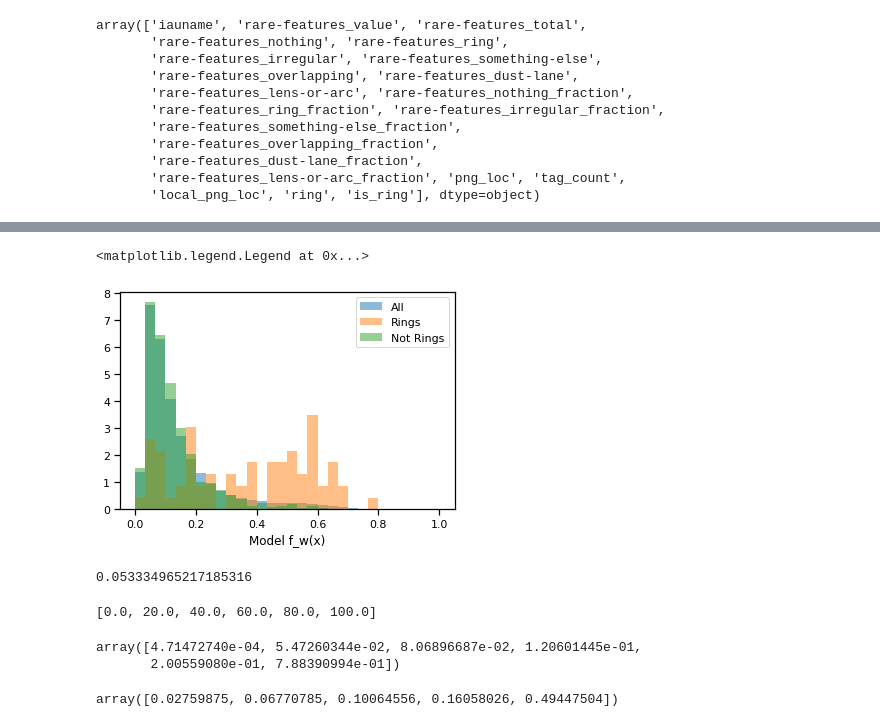
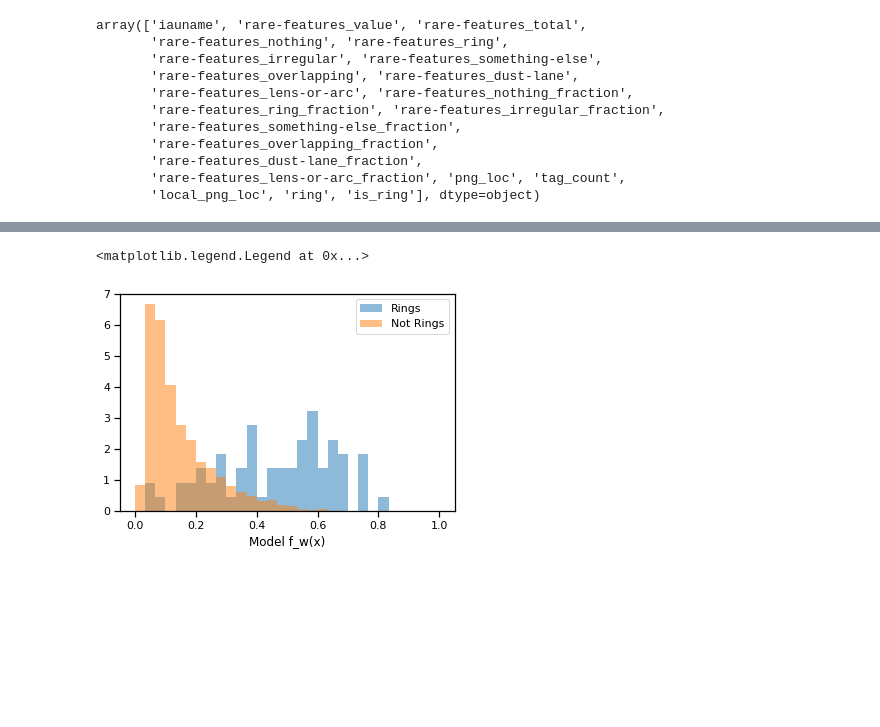
Before and after one commit to mwalmsley/morphology-tools, a Jupyter notebook: notebooks/mobile_experiment.ipynb, the cells around one changed output, grey strips where cells are left out. Drawn from its saved outputs; the diff is of its cells as text; code cells hidden in the pictures; blank space fills up the shorter version.

Commit message:
Sampled also seems to work, tho for full dist

```diff
--- a/notebooks/mobile_experiment.ipynb
+++ b/notebooks/mobile_experiment.ipynb
@@ -130,7 +153,12 @@ array([[0.56028828, 0.37219291, 0.06751881, ..., 0.24426385, 0.10285023,
       dtype=float32)>)
 # %%
-def binomial_loss(y_true, y_pred):  # y_true should be the counts, y_pred should be the predicted probabilities
-    return -tfp.distributions.Binomial(total_count=10, probs=y_pred).log_prob(y_true)  # important minus sign
+# def binomial_loss(y_true, y_pred):  # y_true should be the counts, y_pred should be the predicted probabilities
+#     return -tfp.distributions.Binomial(total_count=10, probs=y_pred).log_prob(y_true)  # important minus sign
+
+def dirichlet_multinomial_loss(y_true, y_pred):
+    # expects y_pred to be [alpha, beta], each from e.g. 1 to 101 if using Lambda layer
+    votes = tf.concat([y_true, 10-y_true], axis=1)  # need to mirror the "no" vote as could in principle be many answers
+    return -tfp.distributions.DirichletMultinomial(total_count=10, concentration=y_pred).log_prob(votes)
 # %%
 # batch[1]
 # %%
@@ -140,14 +168,15 @@ def binomial_loss(y_true, y_pred):  # y_true should be the counts, y_pred should
 classifier = tf.keras.models.Sequential([
     tf.keras.layers.InputLayer(input_shape=(len(frac_cols))),
     tf.keras.layers.Dense(16, activation=tf.nn.relu),
-#     tf.keras.layers.Dropout(0.5),
     tf.keras.layers.Dense(64, activation=tf.nn.relu),
-#     tf.keras.layers.Dropout(0.5),
-    tf.keras.layers.Dense(1, activation=tf.nn.sigmoid)
+#     tf.keras.layers.Dense(1, activation=tf.nn.sigmoid)  # for binomial loss
+    tf.keras.layers.Dense(2, activation=tf.nn.sigmoid),  # for Dirichlet-Multinomial loss,
+    tf.keras.layers.Lambda(lambda x: (x * 100) + 1, output_shape=(2))
 ])
 
 classifier.compile(
-    loss=binomial_loss,
+#     loss=binomial_loss,
+    loss = dirichlet_multinomial_loss,
     optimizer=tf.keras.optimizers.Adam(learning_rate=0.001)
 )
 
@@ -200,8 +258,9 @@ random_preds = classifier.predict(vote_df[frac_cols])
 # %%
-expert_labels = vote_df.sample(1000)  # for estimating ring rate in random sample
 
-expert_labelled_rings = expert_labels.query('is_ring')
+random_expert_labels = vote_df.sample(1000)  # for estimating ring rate in random sample
+expert_labelled_rings = random_expert_labels.query('is_ring')
 random_expert_ring_preds = classifier.predict(expert_labelled_rings[frac_cols])
 
-expert_labelled_not_rings = expert_labels[~expert_labels['is_ring']]
+
+expert_labelled_not_rings = random_expert_labels[~random_expert_labels['is_ring']]
 random_expert_not_ring_preds = classifier.predict(expert_labelled_not_rings[frac_cols])
@@ -208,30 +287,23 @@ random_expert_not_ring_preds = classifier.predict(expert_labelled_not_rings[frac
+# %%
+def concentrations_to_mean_prob(concentrations):
+#     https://en.wikipedia.org/wiki/Beta_distribution
+    return 1/(1+(concentrations[:, 1]/concentrations[:, 0]))
 # %%
+# _, viz_bins = np.histogram(np.linspace(0, 1), bins=30)
+# # plt.hist(random_preds, density=True, alpha=.5, label='All', bins=viz_bins)
+# plt.hist(random_expert_ring_preds, density=True, alpha=.5, label='Rings', bins=viz_bins)
+# plt.hist(random_expert_not_ring_preds, density=True, alpha=.5, label='Not Rings', bins=viz_bins)
+# # should be same as they are all random
+# plt.xlabel('Model f_w(x)')
+# plt.legend()
+
 _, viz_bins = np.histogram(np.linspace(0, 1), bins=30)
-plt.hist(random_preds, density=True, alpha=.5, label='All', bins=viz_bins)
-plt.hist(random_expert_ring_preds, density=True, alpha=.5, label='Rings', bins=viz_bins)
-plt.hist(random_expert_not_ring_preds, density=True, alpha=.5, label='Not Rings', bins=viz_bins)
+# plt.hist(random_preds, density=True, alpha=.5, label='All', bins=viz_bins)
+plt.hist(concentrations_to_mean_prob(random_expert_ring_preds), density=True, alpha=.5, label='Rings', bins=viz_bins)
+plt.hist(concentrations_to_mean_prob(random_expert_not_ring_preds), density=True, alpha=.5, label='Not Rings', bins=viz_bins)
 # should be same as they are all random
 plt.xlabel('Model f_w(x)')
 plt.legend()
 # %% [output]
 <matplotlib.legend.Legend at 0x...>
-[figure, old version]
+[figure, new version]
-# %%
-p_ring = vote_df['is_ring'].mean()
-p_ring
-# %% [output]
-0.053334965217185316
-# %%
-# _, bins = np.histogram(np.linspace(0., 1.), bins=10)  # uniform bins aren't great for very peaky classifier
-num_bins = 5
-percentiles = [n * (100/num_bins) for n in range(0, num_bins+1)]
-percentiles
-# 11 percentiles, forming 10 bins
-# %% [output]
-[0.0, 20.0, 40.0, 60.0, 80.0, 100.0]
-# %%
-percentile_values = np.percentile(random_preds, percentiles)  # percentiles of all predictions
-percentile_values
-# %% [output]
-array([4.71472740e-04, 5.47260344e-02, 8.06896687e-02, 1.20601445e-01,
-       2.00559080e-01, 7.88390994e-01])
@@ -242,10 +309,0 @@ array([4.71472740e-04, 5.47260344e-02, 8.06896687e-02, 1.20601445e-01,
-# %%
-# center_of_imaginary_right_bin = percentile_values[-1] + (1. - percentile_values[-1])/2
-# bins = np.concatenate([percentile_values, [center_of_imaginary_right_bin]])
-# bins
-
-bins = np.array([(low_p, high_p) for (low_p, high_p) in zip(percentile_values[:-1], percentile_values[1:])])
-bin_centers = np.array([low_p + ((high_p - low_p)/2) for (low_p, high_p) in zip(percentile_values[:-1], percentile_values[1:])])
-bin_centers
-# %% [output]
-array([0.02759875, 0.06770785, 0.10064556, 0.16058026, 0.49447504])
```
Also changed, not shown: parts of 70 cells of this notebook.
